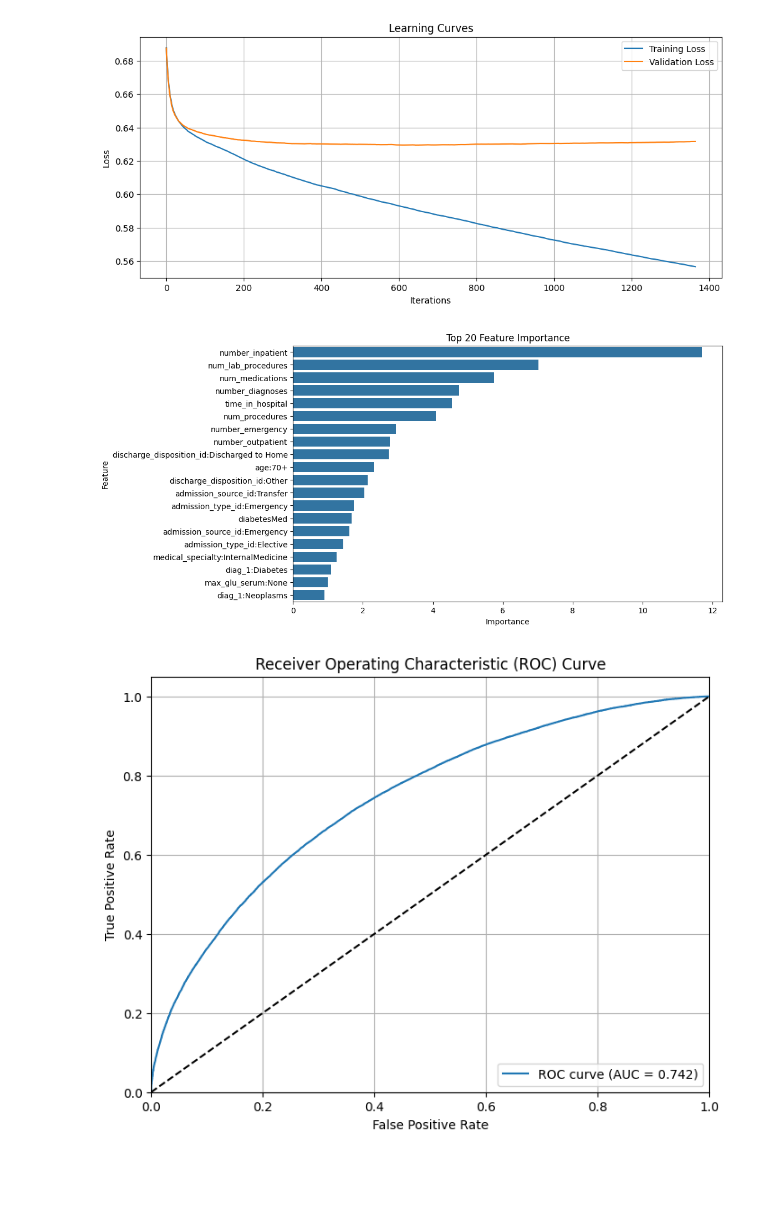
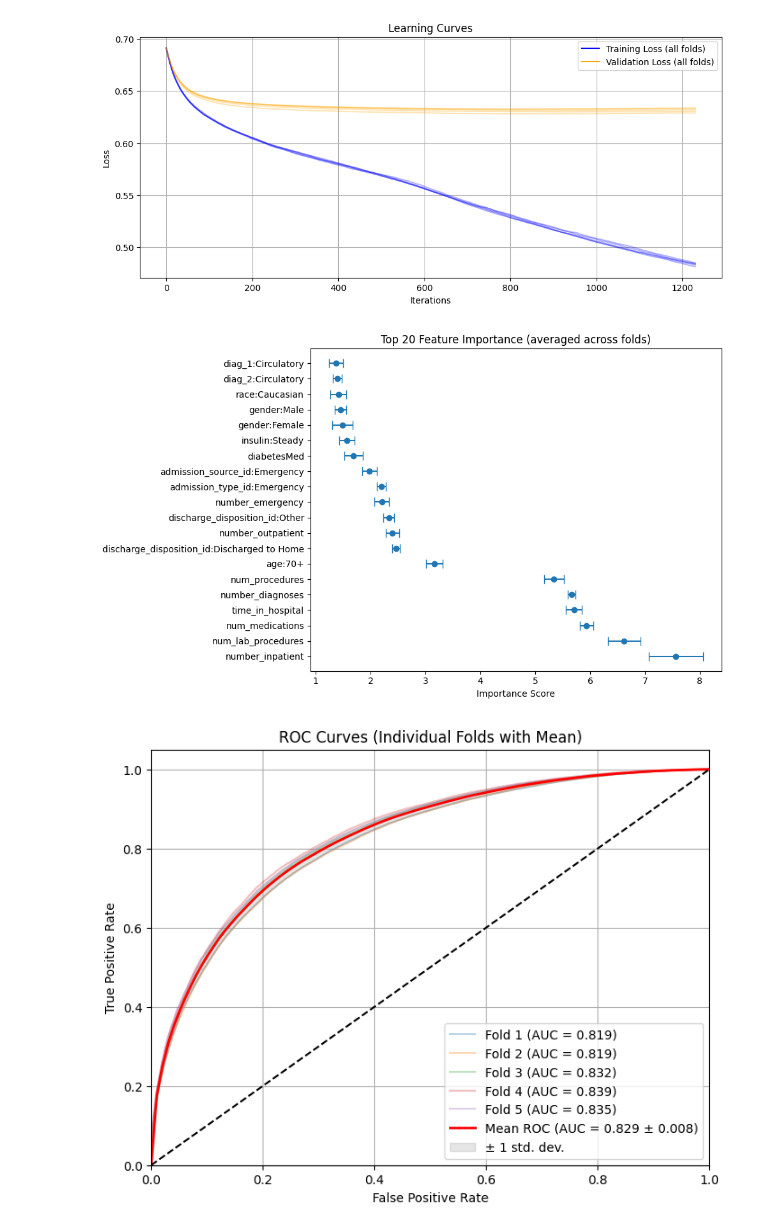
Before and after one commit to dmarxie/optimizing-catboost-model-with-bayesian, a Jupyter notebook: model/Bayesian_Opt_Catboost Binary.ipynb, the cells around one changed output. Drawn from its saved outputs; the diff is of its cells as text; code cells hidden in the pictures; blank space fills up the shorter version.

```diff
--- a/model/Bayesian_Opt_Catboost Binary.ipynb
+++ b/model/Bayesian_Opt_Catboost Binary.ipynb
@@ -186,7 +340,6 @@ class CatBoostBayesianOptimizer:
             raise ValueError("eval_metric must be one of: 'f1', 'auc', 'accuracy'")
 
     def _get_metric_score(self, y_true, y_pred, y_prob=None):
-        """Calculate the specified evaluation metric."""
         if self.eval_metric == 'f1':
             return f1_score(y_true, y_pred, average='weighted')  # Use 'weighted' for multi-class
         elif self.eval_metric == 'auc':
@@ -625,8 +714,7 @@ optimizer = CatBoostBayesianOptimizer(
     gpu_id=0
 )
 
-best_params = optimizer.optimize(n_iter=5, n_init_points=2)
-final_model = optimizer.train_final_model(best_params)
+best_params = optimizer.optimize(n_iter=10, n_init_points=3)
 # %% [output]
 |   iter    |  target   | border... |   depth   | iterat... | l2_lea... | learni... |
 -------------------------------------------------------------------------------------
@@ -648,12 +756,12 @@ Shrink model to first 647 iterations.
 # %%
-# Initialize the evaluator
-evaluator = ModelEvaluator(
-    model=final_model,
+# Create evaluator
+evaluator = CVModelEvaluator(
+    models=final_model,
     X_train=X,
     y_train=y,
     X_test=X_test,
     y_test=y_test,
-    cat_features=cat_features,
+    cat_features=cat_features
 )
 
 # Run all evaluations
@@ -669,3 +787,3 @@ ROC AUC: 0.7422
-[figure, old version]
+[figure, new version]
-[figure, old version]
+[figure, new version]
-[figure, old version]
+[figure, new version]
```
Also changed, not shown: parts of 14 cells of this notebook, 6 other files.
